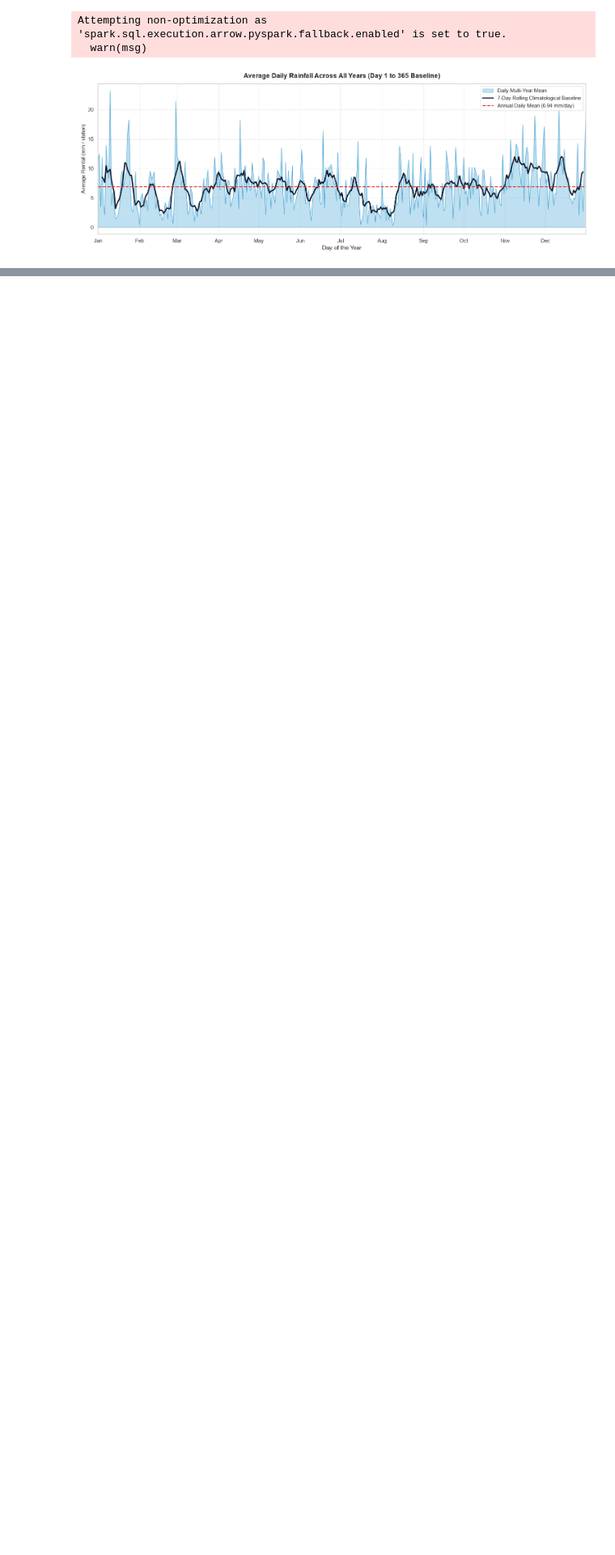
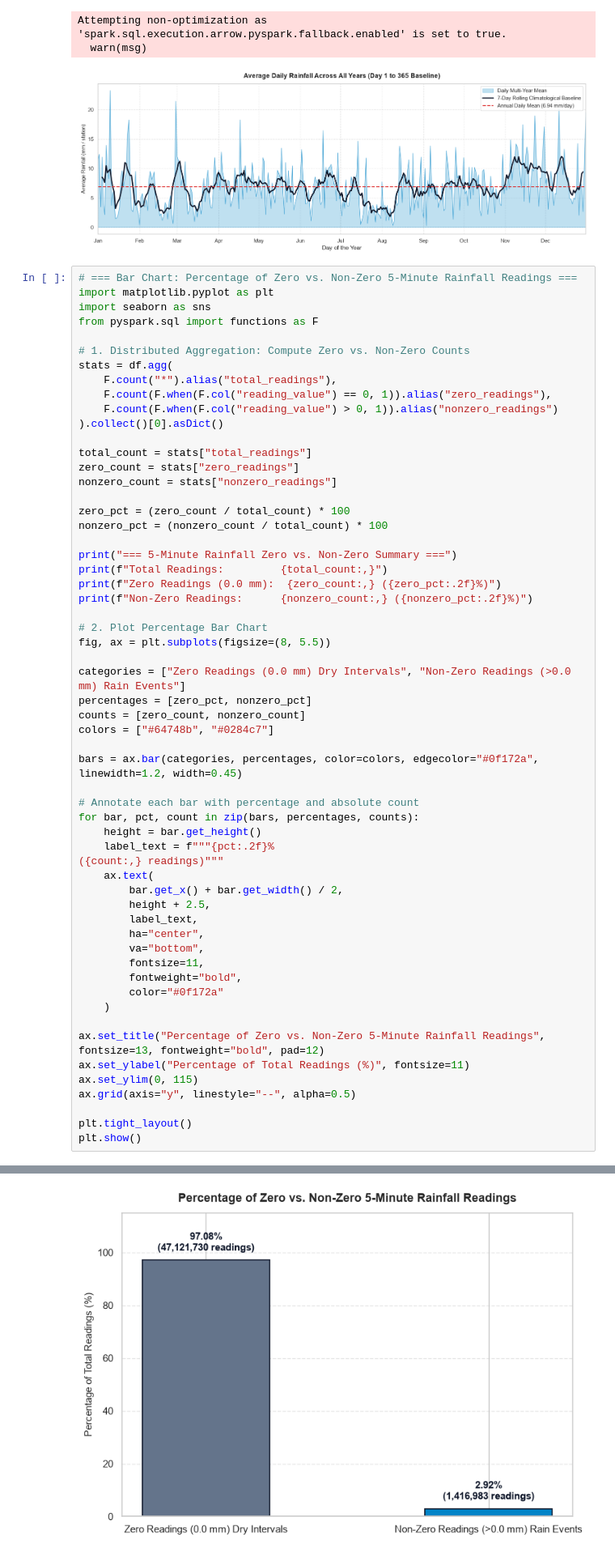
Before and after one commit to inferness/DSA5208-Projects, a Jupyter notebook: Project2/Task1/project2_part1.ipynb, the cells around one changed output, grey strips where cells are left out. Shown at 81% size. Drawn from its saved outputs; the diff is of its cells as text; blank space fills up the shorter version.

```diff
--- a/Project2/project2_part1.ipynb
+++ b/Project2/Task1/project2_part1.ipynb
@@ -556,3 +604,62 @@ plt.show()
 Attempting non-optimization as 'spark.sql.execution.arrow.pyspark.fallback.enabled' is set to true.
   warn(msg)
 [figure]
+# %%
+# === Bar Chart: Percentage of Zero vs. Non-Zero 5-Minute Rainfall Readings ===
+import matplotlib.pyplot as plt
+import seaborn as sns
+from pyspark.sql import functions as F
+
+# 1. Distributed Aggregation: Compute Zero vs. Non-Zero Counts
+stats = df.agg(
+    F.count("*").alias("total_readings"),
+    F.count(F.when(F.col("reading_value") == 0, 1)).alias("zero_readings"),
+    F.count(F.when(F.col("reading_value") > 0, 1)).alias("nonzero_readings")
+).collect()[0].asDict()
+
+total_count = stats["total_readings"]
+zero_count = stats["zero_readings"]
+nonzero_count = stats["nonzero_readings"]
+
+zero_pct = (zero_count / total_count) * 100
+nonzero_pct = (nonzero_count / total_count) * 100
+
+print("=== 5-Minute Rainfall Zero vs. Non-Zero Summary ===")
+print(f"Total Readings:         {total_count:,}")
+print(f"Zero Readings (0.0 mm):  {zero_count:,} ({zero_pct:.2f}%)")
+print(f"Non-Zero Readings:      {nonzero_count:,} ({nonzero_pct:.2f}%)")
+
+# 2. Plot Percentage Bar Chart
+fig, ax = plt.subplots(figsize=(8, 5.5))
+
+categories = ["Zero Readings (0.0 mm) Dry Intervals", "Non-Zero Readings (>0.0 mm) Rain Events"]
+percentages = [zero_pct, nonzero_pct]
+counts = [zero_count, nonzero_count]
+colors = ["#64748b", "#0284c7"]
+
+bars = ax.bar(categories, percentages, color=colors, edgecolor="#0f172a", linewidth=1.2, width=0.45)
+
+# Annotate each bar with percentage and absolute count
+for bar, pct, count in zip(bars, percentages, counts):
+    height = bar.get_height()
+    label_text = f"""{pct:.2f}%
+({count:,} readings)"""
+    ax.text(
+        bar.get_x() + bar.get_width() / 2,
+        height + 2.5,
+        label_text,
+        ha="center",
+        va="bottom",
+        fontsize=11,
+        fontweight="bold",
+        color="#0f172a"
+    )
+
+ax.set_title("Percentage of Zero vs. Non-Zero 5-Minute Rainfall Readings", fontsize=13, fontweight="bold", pad=12)
+ax.set_ylabel("Percentage of Total Readings (%)", fontsize=11)
+ax.set_ylim(0, 115)
+ax.grid(axis="y", linestyle="--", alpha=0.5)
+
+plt.tight_layout()
+plt.show()
+# %% [output]
@@ -559,3 +671,4 @@ Attempting non-optimization as 'spark.sql.execution.arrow.pyspark.fallback.enabl
+[figure, added]
 # %%
 # === Visualizing Diurnal / Hourly Rainfall Patterns ===
 import matplotlib.pyplot as plt
```
Also changed, not shown: parts of 7 cells of this notebook, 21 other files.
